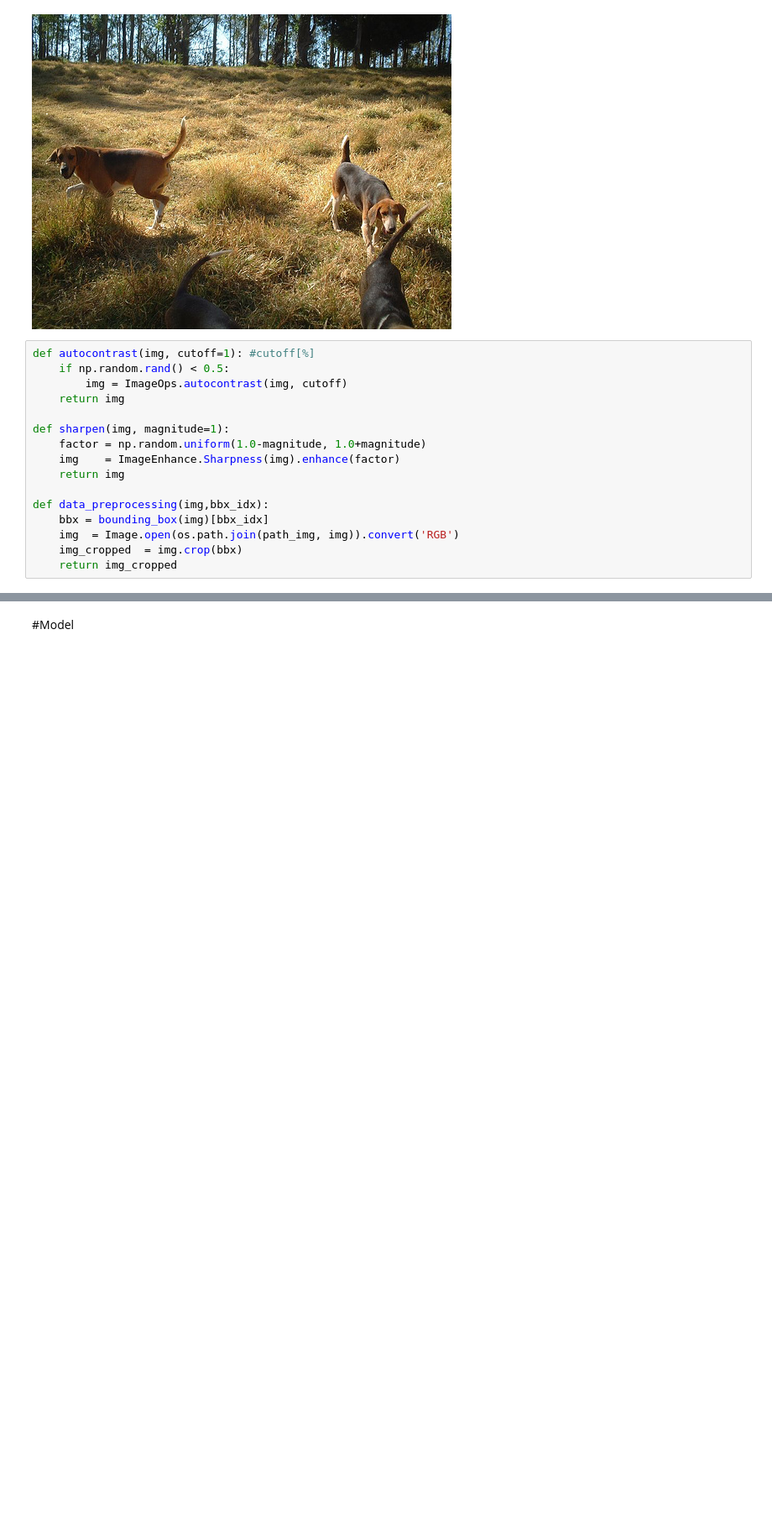
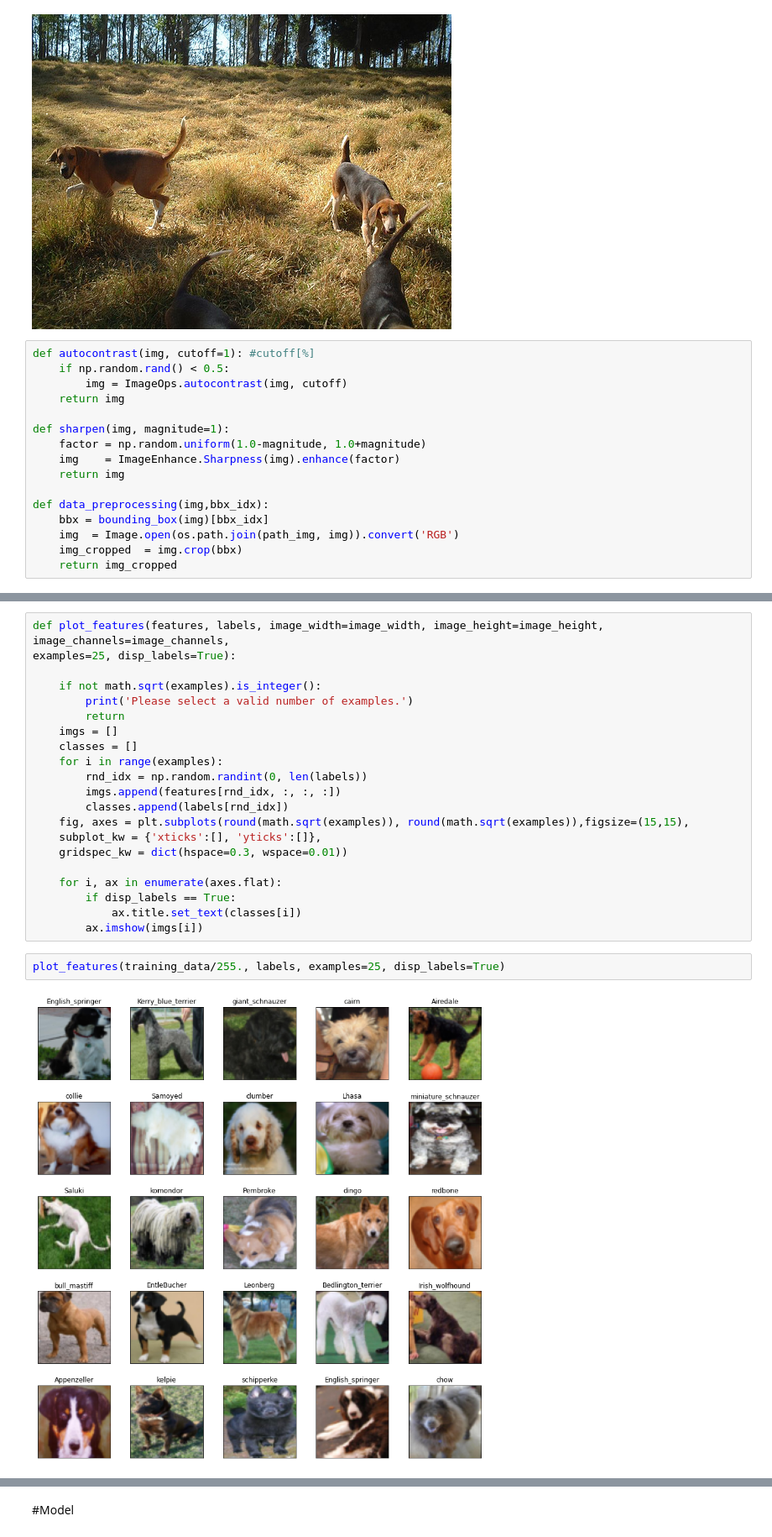
Before and after one commit to xinxin001/ArtisticAnimals, a Jupyter notebook: Gan_train.ipynb, the cells around one changed output, grey strips where cells are left out. Shown at 84% size. Drawn from its saved outputs; the diff is of its cells as text; blank space fills up the shorter version.

```diff
--- a/Gan_train.ipynb
+++ b/Gan_train.ipynb
@@ -405,0 +402,25 @@ train_dataset = tf.data.Dataset.from_tensor_slices(training_data) \
+# %%
+def plot_features(features, labels, image_width=image_width, image_height=image_height, image_channels=image_channels,
+examples=25, disp_labels=True):
+
+    if not math.sqrt(examples).is_integer():
+        print('Please select a valid number of examples.')
+        return
+    imgs = []
+    classes = []
+    for i in range(examples):
+        rnd_idx = np.random.randint(0, len(labels))
+        imgs.append(features[rnd_idx, :, :, :])
+        classes.append(labels[rnd_idx])
+    fig, axes = plt.subplots(round(math.sqrt(examples)), round(math.sqrt(examples)),figsize=(15,15),
+    subplot_kw = {'xticks':[], 'yticks':[]},
+    gridspec_kw = dict(hspace=0.3, wspace=0.01))
+
+    for i, ax in enumerate(axes.flat):
+        if disp_labels == True:
+            ax.title.set_text(classes[i])
+        ax.imshow(imgs[i])
+# %%
+plot_features(training_data/255., labels, examples=25, disp_labels=True)
+# %% [output]
+[figure, added]
```
Also changed, not shown: parts of 52 cells of this notebook.
